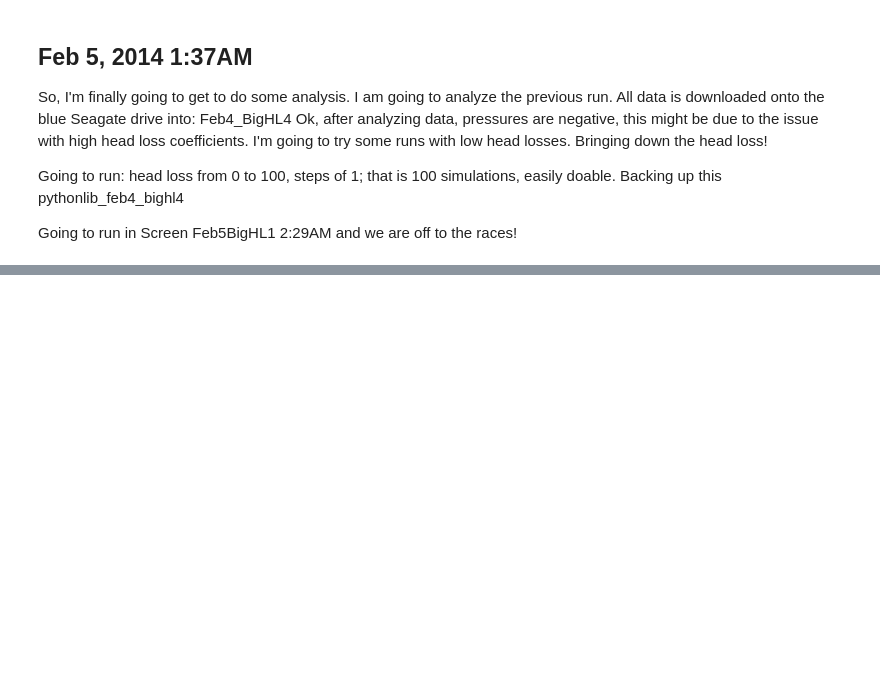
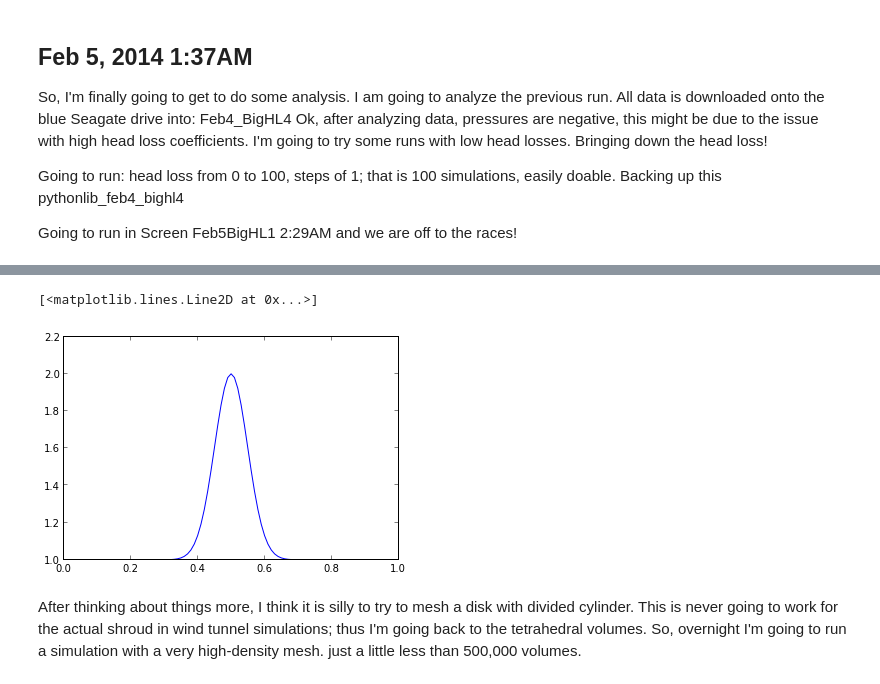
Before and after one commit to Vance-Turner/MCCapstone13-14, a Jupyter notebook: IPython/Capstone fall 2013.ipynb, the cells around one changed output, grey strips where cells are left out. Saved outputs shown, nothing was run; the diff lists cells and outputs as text; code cells hidden in the pictures; blank space fills up the shorter version.

```diff
--- a/IPython/Capstone fall 2013.ipynb
+++ b/IPython/Capstone fall 2013.ipynb
@@ -432,0 +584,9 @@ Running in screen: Feb5BigHL2, and off they go: **2:45PM**
+# %%
+t = np.arange(0,1,0.01)
+t2 = np.arange(1,1,0.01)
+plt.plot(t,np.exp(-(t-0.5)**2/0.07**2)+1)
+# %% [output]
+[<matplotlib.lines.Line2D at 0x...>]
+[figure, added]
+# %% [markdown]
+After thinking about things more, I think it is silly to try to mesh a disk with divided cylinder. This is never going to work for the actual shroud in wind tunnel simulations; thus I'm going back to the tetrahedral volumes. So, overnight I'm going to run a simulation with a very high-density mesh. just a little less than 500,000 volumes.
```
Also changed, not shown: parts of 8 cells of this notebook.
